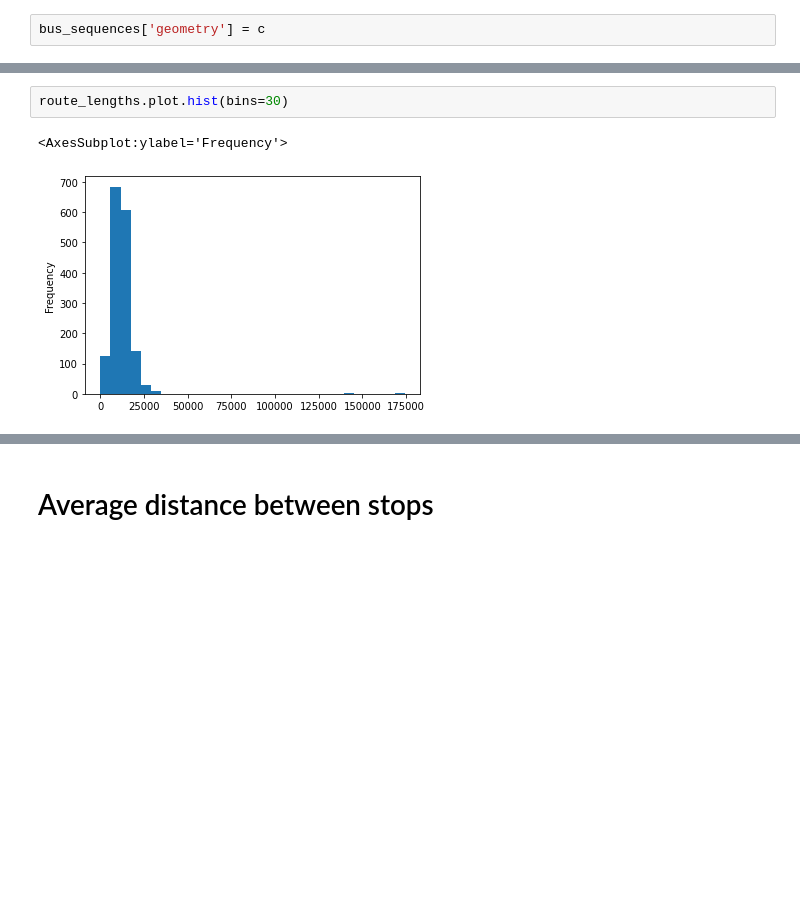
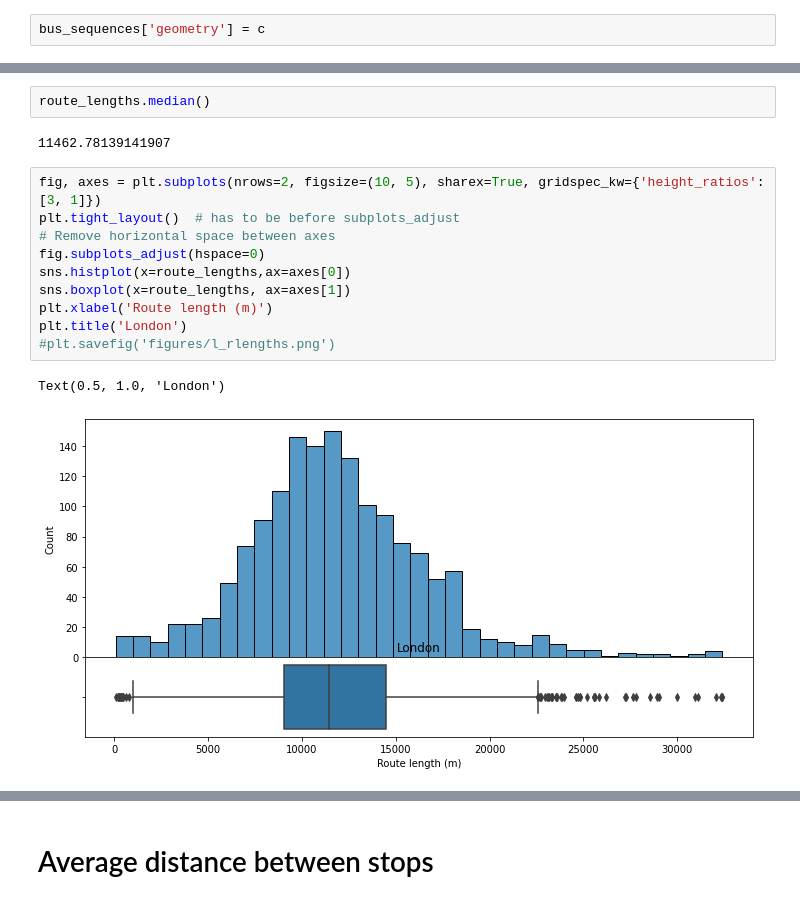
Before and after one commit to akazukin5151/comparative-accessibility, a Jupyter notebook: london.ipynb, the cells around one changed output, grey strips where cells are left out. Saved outputs shown, nothing was run; the diff lists cells and outputs as text; blank space fills up the shorter version.

```diff
--- a/london.ipynb
+++ b/london.ipynb
@@ -181,5 +204,17 @@ route_lengths.mean()
-# %%
-route_lengths.plot.hist(bins=30)
-# %% [output]
-<AxesSubplot:ylabel='Frequency'>
-[figure, removed]
+# %%
+route_lengths.median()
+# %% [output]
+11462.78139141907
+# %%
+fig, axes = plt.subplots(nrows=2, figsize=(10, 5), sharex=True, gridspec_kw={'height_ratios': [3, 1]})
+plt.tight_layout()  # has to be before subplots_adjust
+# Remove horizontal space between axes
+fig.subplots_adjust(hspace=0)
+sns.histplot(x=route_lengths,ax=axes[0])
+sns.boxplot(x=route_lengths, ax=axes[1])
+plt.xlabel('Route length (m)')
+plt.title('London')
+#plt.savefig('figures/l_rlengths.png')
+# %% [output]
+Text(0.5, 1.0, 'London')
+[figure, added]
```
Also changed, not shown: parts of 41 cells of this notebook, 3 other files.
